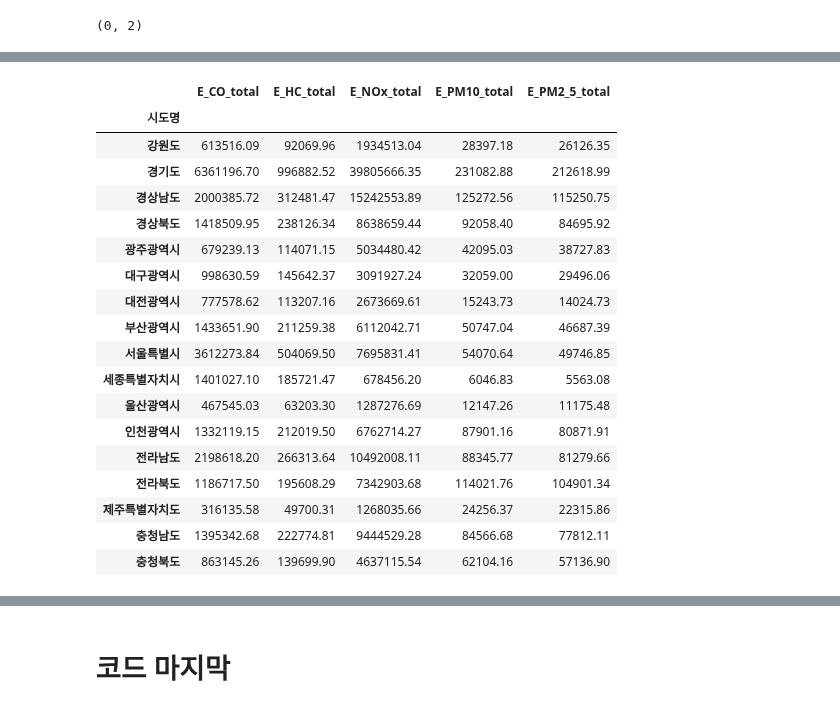
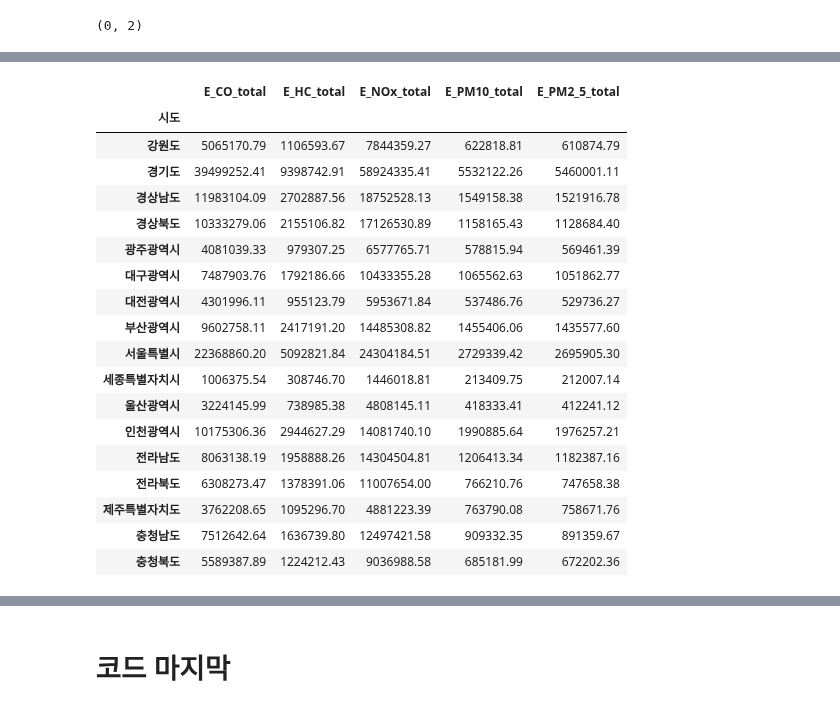
Before and after one commit to kbjung/wabotech, a Jupyter notebook: car_big_data_2/CAPSS.ipynb, the cells around one changed output, grey strips where cells are left out. Drawn from its saved outputs; the diff is of its cells as text; code cells hidden in the pictures.

```diff
--- a/car_big_data_2/CAPSS.ipynb
+++ b/car_big_data_2/CAPSS.ipynb
@@ -3278,8 +3211,9 @@ $S^{fi} = q \times e^{fi} \times x$
 - $x$ : 일평균 통행횟수 $= V_j / 365 \times l_{trip}$
 - $V_j$ : 차종 j의 1대당 평균 연간 주행거리
 # %%
-not_injection = df2[(df2['연료'] == '휘발유') & (df2['연식'] < 1991)].shape[0]
-injection = df2[(df2['연료'] == '휘발유') & (df2['연식'] >= 1991)].shape[0]
+# 8.9s
+not_injection = df2[(df2['fuel'] == '휘발유') & (df2['차량연식'] < 1991)].shape[0]
+injection = df2[(df2['fuel'] == '휘발유') & (df2['차량연식'] >= 1991)].shape[0]
 # Fuel injection 휘발유 차량의 비율
 q = injection / (injection + not_injection)
 q
@@ -3347,24 +3281,27 @@ array(['경유', '휘발유', 'LPG(액화석유가스)'], dtype=object)
 # %%
+# 26.5s
 fuel = '휘발유'
-df2.loc[df2['연료'] == fuel, 'E_CO_total'] = df2.loc[df2['연료'] == fuel , 'E_HOT_CO'] + df2.loc[df2['연료'] == fuel , 'E_COLD_CO']/1000
-df2.loc[df2['연료'] == fuel, 'E_HC_total'] = df2.loc[df2['연료'] == fuel , 'E_HOT_HC'] + df2.loc[df2['연료'] == fuel , 'E_COLD_HC']/1000 + df2.loc[df2['연료'] == fuel , 'E_EVA_VOC']/1000
-df2.loc[df2['연료'] == fuel, 'E_NOx_total'] = df2.loc[df2['연료'] == fuel , 'E_HOT_NOx'] + df2.loc[df2['연료'] == fuel , 'E_COLD_NOx']/1000
-df2.loc[df2['연료'] == fuel, 'E_PM10_total'] = df2.loc[df2['연료'] == fuel , 'E_HOT_PM10'] + df2.loc[df2['연료'] == fuel , 'E_COLD_PM10']/1000
-df2.loc[df2['연료'] == fuel, 'E_PM2_5_total'] = df2.loc[df2['연료'] == fuel , 'E_HOT_PM2_5'] + df2.loc[df2['연료'] == fuel , 'E_COLD_PM2_5']/1000
+df2.loc[df2['fuel'] == fuel, 'E_CO_total'] = df2.loc[df2['fuel'] == fuel , 'E_HOT_CO'] + df2.loc[df2['fuel'] == fuel , 'E_COLD_CO']/1000
+df2.loc[df2['fuel'] == fuel, 'E_HC_total'] = df2.loc[df2['fuel'] == fuel , 'E_HOT_HC'] + df2.loc[df2['fuel'] == fuel , 'E_COLD_HC']/1000 + df2.loc[df2['fuel'] == fuel , 'E_EVA_VOC']/1000
+df2.loc[df2['fuel'] == fuel, 'E_NOx_total'] = df2.loc[df2['fuel'] == fuel , 'E_HOT_NOx'] + df2.loc[df2['fuel'] == fuel , 'E_COLD_NOx']/1000
+df2.loc[df2['fuel'] == fuel, 'E_PM10_total'] = df2.loc[df2['fuel'] == fuel , 'E_HOT_PM10'] + df2.loc[df2['fuel'] == fuel , 'E_COLD_PM10']/1000
+df2.loc[df2['fuel'] == fuel, 'E_PM2_5_total'] = df2.loc[df2['fuel'] == fuel , 'E_HOT_PM2_5'] + df2.loc[df2['fuel'] == fuel , 'E_COLD_PM2_5']/1000
 # %%
+# 22.7s
 fuel = '경유'
-df2.loc[df2['연료'] == fuel, 'E_CO_total'] = df2.loc[df2['연료'] == fuel , 'E_HOT_CO'] + df2.loc[df2['연료'] == fuel , 'E_COLD_CO']/1000
-df2.loc[df2['연료'] == fuel, 'E_HC_total'] = df2.loc[df2['연료'] == fuel , 'E_HOT_HC'] + df2.loc[df2['연료'] == fuel , 'E_COLD_HC']/1000
-df2.loc[df2['연료'] == fuel, 'E_NOx_total'] = df2.loc[df2['연료'] == fuel , 'E_HOT_NOx'] + df2.loc[df2['연료'] == fuel , 'E_COLD_NOx']/1000
-df2.loc[df2['연료'] == fuel, 'E_PM10_total'] = df2.loc[df2['연료'] == fuel , 'E_HOT_PM10'] + df2.loc[df2['연료'] == fuel , 'E_COLD_PM10']/1000
-df2.loc[df2['연료'] == fuel, 'E_PM2_5_total'] = df2.loc[df2['연료'] == fuel , 'E_HOT_PM2_5'] + df2.loc[df2['연료'] == fuel , 'E_COLD_PM2_5']/1000
+df2.loc[df2['fuel'] == fuel, 'E_CO_total'] = df2.loc[df2['fuel'] == fuel , 'E_HOT_CO'] + df2.loc[df2['fuel'] == fuel , 'E_COLD_CO']/1000
+df2.loc[df2['fuel'] == fuel, 'E_HC_total'] = df2.loc[df2['fuel'] == fuel , 'E_HOT_HC'] + df2.loc[df2['fuel'] == fuel , 'E_COLD_HC']/1000
+df2.loc[df2['fuel'] == fuel, 'E_NOx_total'] = df2.loc[df2['fuel'] == fuel , 'E_HOT_NOx'] + df2.loc[df2['fuel'] == fuel , 'E_COLD_NOx']/1000
+df2.loc[df2['fuel'] == fuel, 'E_PM10_total'] = df2.loc[df2['fuel'] == fuel , 'E_HOT_PM10'] + df2.loc[df2['fuel'] == fuel , 'E_COLD_PM10']/1000
+df2.loc[df2['fuel'] == fuel, 'E_PM2_5_total'] = df2.loc[df2['fuel'] == fuel , 'E_HOT_PM2_5'] + df2.loc[df2['fuel'] == fuel , 'E_COLD_PM2_5']/1000
 # %%
-fuel = 'LPG(액화석유가스)'
-df2.loc[df2['연료'] == fuel, 'E_CO_total'] = df2.loc[df2['연료'] == fuel , 'E_HOT_CO'] + df2.loc[df2['연료'] == fuel , 'E_COLD_CO']/1000
-df2.loc[df2['연료'] == fuel, 'E_HC_total'] = df2.loc[df2['연료'] == fuel , 'E_HOT_HC'] + df2.loc[df2['연료'] == fuel , 'E_COLD_HC']/1000
-df2.loc[df2['연료'] == fuel, 'E_NOx_total'] = df2.loc[df2['연료'] == fuel , 'E_HOT_NOx'] + df2.loc[df2['연료'] == fuel , 'E_COLD_NOx']/1000
-df2.loc[df2['연료'] == fuel, 'E_PM10_total'] = df2.loc[df2['연료'] == fuel , 'E_HOT_PM10'] + df2.loc[df2['연료'] == fuel , 'E_COLD_PM10']/1000
-df2.loc[df2['연료'] == fuel, 'E_PM2_5_total'] = df2.loc[df2['연료'] == fuel , 'E_HOT_PM2_5'] + df2.loc[df2['연료'] == fuel , 'E_COLD_PM2_5']/1000
+# 20.0s
+fuel = 'LPG'
+df2.loc[df2['fuel'] == fuel, 'E_CO_total'] = df2.loc[df2['fuel'] == fuel , 'E_HOT_CO'] + df2.loc[df2['fuel'] == fuel , 'E_COLD_CO']/1000
+df2.loc[df2['fuel'] == fuel, 'E_HC_total'] = df2.loc[df2['fuel'] == fuel , 'E_HOT_HC'] + df2.loc[df2['fuel'] == fuel , 'E_COLD_HC']/1000
+df2.loc[df2['fuel'] == fuel, 'E_NOx_total'] = df2.loc[df2['fuel'] == fuel , 'E_HOT_NOx'] + df2.loc[df2['fuel'] == fuel , 'E_COLD_NOx']/1000
+df2.loc[df2['fuel'] == fuel, 'E_PM10_total'] = df2.loc[df2['fuel'] == fuel , 'E_HOT_PM10'] + df2.loc[df2['fuel'] == fuel , 'E_COLD_PM10']/1000
+df2.loc[df2['fuel'] == fuel, 'E_PM2_5_total'] = df2.loc[df2['fuel'] == fuel , 'E_HOT_PM2_5'] + df2.loc[df2['fuel'] == fuel , 'E_COLD_PM2_5']/1000
 # %%
 check_E_col = ['E_CO_total', 'E_HC_total', 'E_NOx_total', 'E_PM10_total', 'E_PM2_5_total']
 df2[check_E_col].head()
@@ -3807,26 +3461,26 @@ df4.shape
 # %%
-groupby2 = df4.groupby(['시도명']).agg({'E_CO_total':'sum', 'E_HC_total':'sum', 'E_NOx_total':'sum', 'E_PM10_total':'sum', 'E_PM2_5_total':'sum'})
-groupby2
+groupby1 = df2.groupby(['시도']).agg({'E_CO_total':'sum', 'E_HC_total':'sum', 'E_NOx_total':'sum', 'E_PM10_total':'sum', 'E_PM2_5_total':'sum'})
+groupby1
 # %% [output]
 |  | E_CO_total | E_HC_total | E_NOx_total | E_PM10_total | E_PM2_5_total |
-| 시도명 |  |  |  |  |  |
-| 강원도 | 613516.09 | 92069.96 | 1934513.04 | 28397.18 | 26126.35 |
-| 경기도 | 6361196.70 | 996882.52 | 39805666.35 | 231082.88 | 212618.99 |
-| 경상남도 | 2000385.72 | 312481.47 | 15242553.89 | 125272.56 | 115250.75 |
-| 경상북도 | 1418509.95 | 238126.34 | 8638659.44 | 92058.40 | 84695.92 |
-| 광주광역시 | 679239.13 | 114071.15 | 5034480.42 | 42095.03 | 38727.83 |
-| 대구광역시 | 998630.59 | 145642.37 | 3091927.24 | 32059.00 | 29496.06 |
-| 대전광역시 | 777578.62 | 113207.16 | 2673669.61 | 15243.73 | 14024.73 |
-| 부산광역시 | 1433651.90 | 211259.38 | 6112042.71 | 50747.04 | 46687.39 |
-| 서울특별시 | 3612273.84 | 504069.50 | 7695831.41 | 54070.64 | 49746.85 |
-| 세종특별자치시 | 1401027.10 | 185721.47 | 678456.20 | 6046.83 | 5563.08 |
-| 울산광역시 | 467545.03 | 63203.30 | 1287276.69 | 12147.26 | 11175.48 |
-| 인천광역시 | 1332119.15 | 212019.50 | 6762714.27 | 87901.16 | 80871.91 |
-| 전라남도 | 2198618.20 | 266313.64 | 10492008.11 | 88345.77 | 81279.66 |
-| 전라북도 | 1186717.50 | 195608.29 | 7342903.68 | 114021.76 | 104901.34 |
-| 제주특별자치도 | 316135.58 | 49700.31 | 1268035.66 | 24256.37 | 22315.86 |
-| 충청남도 | 1395342.68 | 222774.81 | 9444529.28 | 84566.68 | 77812.11 |
-| 충청북도 | 863145.26 | 139699.90 | 4637115.54 | 62104.16 | 57136.90 |
+| 시도 |  |  |  |  |  |
+| 강원도 | 5065170.79 | 1106593.67 | 7844359.27 | 622818.81 | 610874.79 |
+| 경기도 | 39499252.41 | 9398742.91 | 58924335.41 | 5532122.26 | 5460001.11 |
+| 경상남도 | 11983104.09 | 2702887.56 | 18752528.13 | 1549158.38 | 1521916.78 |
+| 경상북도 | 10333279.06 | 2155106.82 | 17126530.89 | 1158165.43 | 1128684.40 |
+| 광주광역시 | 4081039.33 | 979307.25 | 6577765.71 | 578815.94 | 569461.39 |
+| 대구광역시 | 7487903.76 | 1792186.66 | 10433355.28 | 1065562.63 | 1051862.77 |
+| 대전광역시 | 4301996.11 | 955123.79 | 5953671.84 | 537486.76 | 529736.27 |
+| 부산광역시 | 9602758.11 | 2417191.20 | 14485308.82 | 1455406.06 | 1435577.60 |
+| 서울특별시 | 22368860.20 | 5092821.84 | 24304184.51 | 2729339.42 | 2695905.30 |
+| 세종특별자치시 | 1006375.54 | 308746.70 | 1446018.81 | 213409.75 | 212007.14 |
+| 울산광역시 | 3224145.99 | 738985.38 | 4808145.11 | 418333.41 | 412241.12 |
+| 인천광역시 | 10175306.36 | 2944627.29 | 14081740.10 | 1990885.64 | 1976257.21 |
+| 전라남도 | 8063138.19 | 1958888.26 | 14304504.81 | 1206413.34 | 1182387.16 |
+| 전라북도 | 6308273.47 | 1378391.06 | 11007654.00 | 766210.76 | 747658.38 |
+| 제주특별자치도 | 3762208.65 | 1095296.70 | 4881223.39 | 763790.08 | 758671.76 |
+| 충청남도 | 7512642.64 | 1636739.80 | 12497421.58 | 909332.35 | 891359.67 |
+| 충청북도 | 5589387.89 | 1224212.43 | 9036988.58 | 685181.99 | 672202.36 |
 # %%
 today_date = datetime.today().strftime("%Y.%m.%d_%p.%I.%M.%S")
 today_date
```
Also changed, not shown: parts of 293 cells of this notebook.
